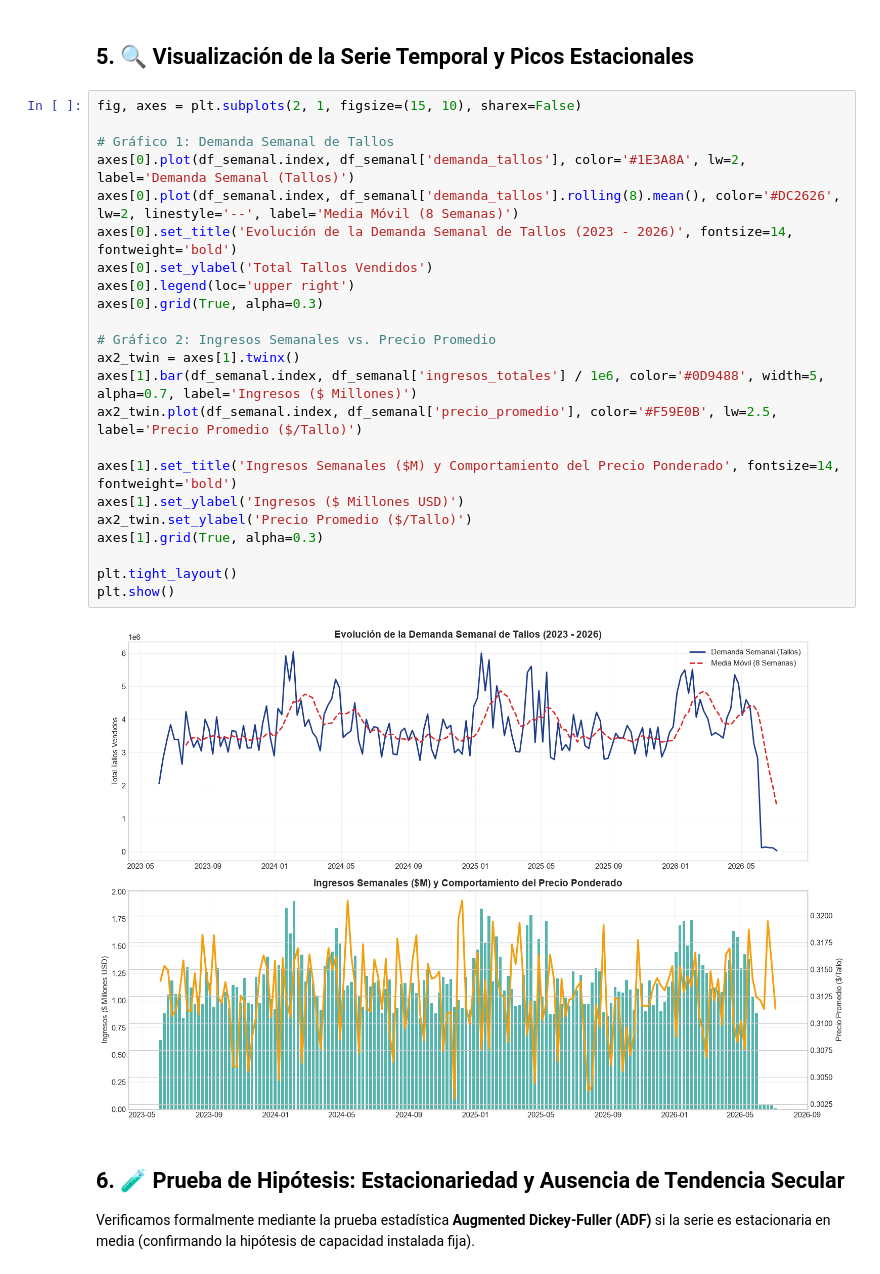
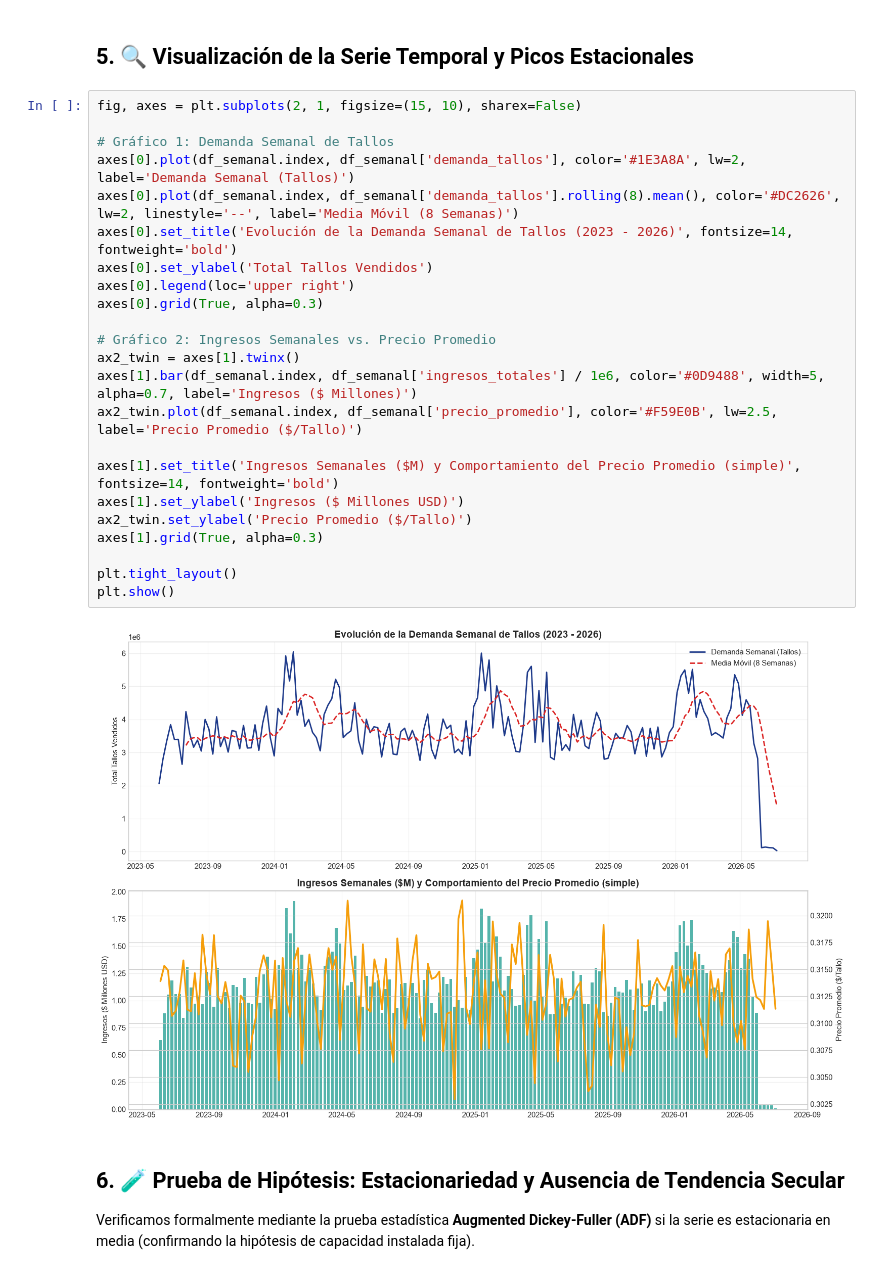
Before and after one commit to EderCabascango/Floricola-Analytics, a Jupyter notebook: forecasting/01_eda_forecasting.ipynb, the cells around one changed output. Cells and saved outputs as stored; diff of their text form.

```diff
--- a/forecasting/01_eda_forecasting.ipynb
+++ b/forecasting/01_eda_forecasting.ipynb
@@ -136,28 +136,28 @@ Semanas totales en la serie: 162
 # %%
 fig, axes = plt.subplots(2, 1, figsize=(15, 10), sharex=False)
 
 # Gráfico 1: Demanda Semanal de Tallos
 axes[0].plot(df_semanal.index, df_semanal['demanda_tallos'], color='#1E3A8A', lw=2, label='Demanda Semanal (Tallos)')
 axes[0].plot(df_semanal.index, df_semanal['demanda_tallos'].rolling(8).mean(), color='#DC2626', lw=2, linestyle='--', label='Media Móvil (8 Semanas)')
 axes[0].set_title('Evolución de la Demanda Semanal de Tallos (2023 - 2026)', fontsize=14, fontweight='bold')
 axes[0].set_ylabel('Total Tallos Vendidos')
 axes[0].legend(loc='upper right')
 axes[0].grid(True, alpha=0.3)
 
 # Gráfico 2: Ingresos Semanales vs. Precio Promedio
 ax2_twin = axes[1].twinx()
 axes[1].bar(df_semanal.index, df_semanal['ingresos_totales'] / 1e6, color='#0D9488', width=5, alpha=0.7, label='Ingresos ($ Millones)')
 ax2_twin.plot(df_semanal.index, df_semanal['precio_promedio'], color='#F59E0B', lw=2.5, label='Precio Promedio ($/Tallo)')
 
-axes[1].set_title('Ingresos Semanales ($M) y Comportamiento del Precio Ponderado', fontsize=14, fontweight='bold')
+axes[1].set_title('Ingresos Semanales ($M) y Comportamiento del Precio Promedio (simple)', fontsize=14, fontweight='bold')
 axes[1].set_ylabel('Ingresos ($ Millones USD)')
 ax2_twin.set_ylabel('Precio Promedio ($/Tallo)')
 axes[1].grid(True, alpha=0.3)
 
 plt.tight_layout()
 plt.show()
 # %% [output]
-[figure, old version]
+[figure, new version]
 # %% [markdown]
 ## 6. 🧪 Prueba de Hipótesis: Estacionariedad y Ausencia de Tendencia Secular
 Verificamos formalmente mediante la prueba estadística **Augmented Dickey-Fuller (ADF)** si la serie es estacionaria en media (confirmando la hipótesis de capacidad instalada fija).
```
Also changed, not shown: parts of 1 cell of this notebook, 2 other files.
